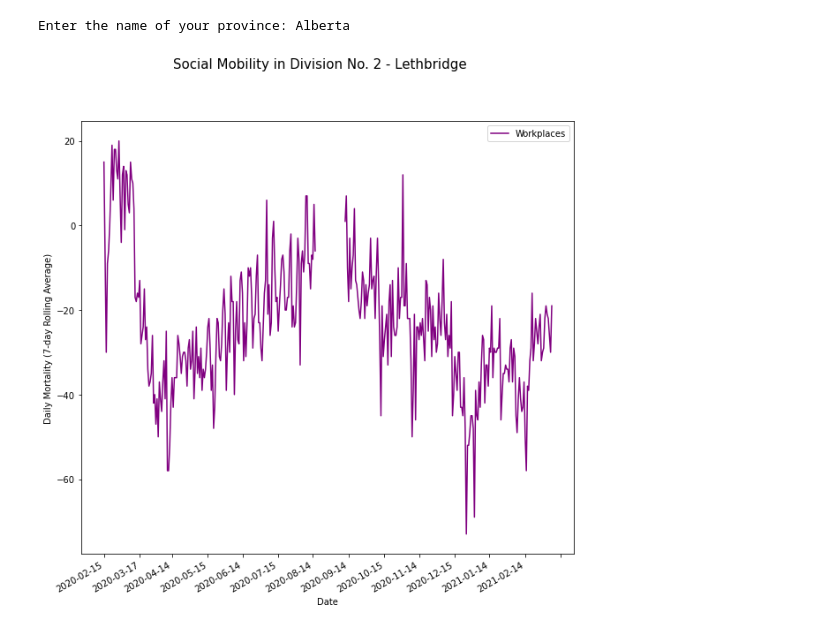
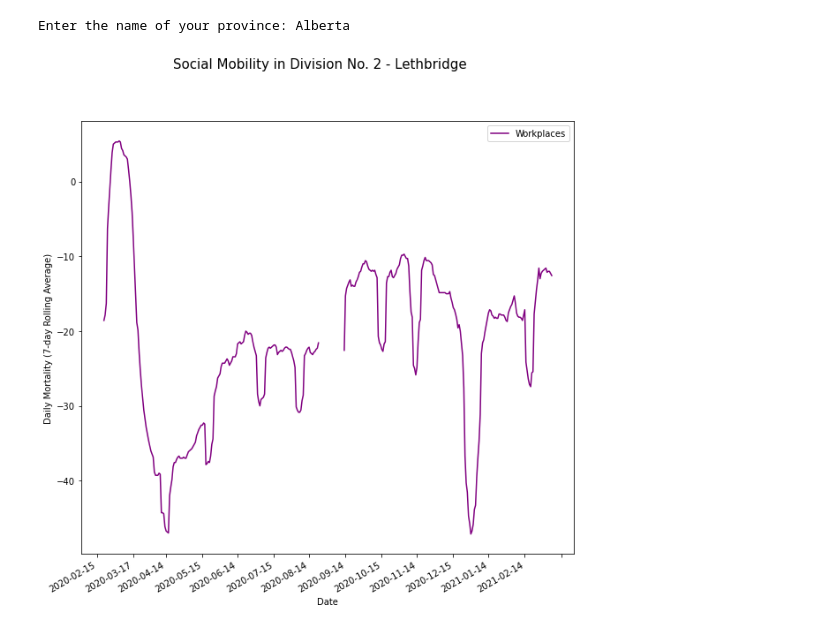
Before and after one commit to jolenezheng/COVIDDashboard, a Jupyter notebook: NEW COVID-19 Mortality Graphs for Canada.ipynb, the cells around one changed output. Drawn from its saved outputs; the diff is of its cells as text; code cells hidden in the pictures.

Commit message:
updated code to include mobility

```diff
--- a/NEW COVID-19 Mortality Graphs for Canada.ipynb
+++ b/NEW COVID-19 Mortality Graphs for Canada.ipynb
@@ -265,6 +308,8 @@ while start_dt <= end_dt:
     weather_annual = pd.concat([weather_data['Mean Temp (°C)']], ignore_index=True)
     weather_date = pd.concat([weather_data['Date/Time']], ignore_index=True)
 # %%
+# Plots just the Workplace Mobility
+
 import pandas as pd
 import matplotlib.pyplot as plt
 import matplotlib.dates as mdates
@@ -370,53 +415,38 @@ def mobility(province_name, region_name):
     weat_info_province = weat_info[weat_info.province_name == province_name]
     sub_region = weat_info_province.sub_region_2[weat_info_province.health_region == region_name].item()
 
-    retail_data = mobility_info.retail_and_recreation_percent_change_from_baseline[mobility_info.sub_region_2 == sub_region]
-    grocery_data = mobility_info.grocery_and_pharmacy_percent_change_from_baseline[mobility_info.sub_region_2 == sub_region]
-    parks_data = mobility_info.parks_percent_change_from_baseline[mobility_info.sub_region_2 == sub_region]
-    transit_data = mobility_info.transit_stations_percent_change_from_baseline[mobility_info.sub_region_2 == sub_region]
-    workplace_data = mobility_info.workplaces_percent_change_from_baseline[mobility_info.sub_region_2 == sub_region]
-    residence_data = mobility_info.residential_percent_change_from_baseline[mobility_info.sub_region_2 == sub_region]
+    workplace_data = mobility_info.workplaces_percent_change_from_baseline[mobility_info.sub_region_2 == sub_region].rolling(window=7).mean()
 
-    return [retail_data, grocery_data, parks_data, transit_data, workplace_data, residence_data]
+    return workplace_data
 
 def date_mob(province_name, region_name):
 
     weat_info_province = weat_info[weat_info.province_name == province_name]
     sub_region = weat_info_province.sub_region_2[weat_info_province.health_region == region_name].item()
 
     return mobility_info.date[mobility_info.sub_region_2 == sub_region]
 
 def plot_mob(region_name, province_name):
 
     fig, ax = plt.subplots(figsize=(10, 10))
 
-    # plt.plot(date_mob(province_name, region_name),mobility(province_name, region_name)[0],
-             #color = 'blue', label = 'Retail & Recreation')
-    # plt.plot(date_mob(province_name, region_name),mobility(province_name, region_name)[1],
-             #color = 'red', label = 'Grocery & Pharmacy')
-    # plt.plot(date_mob(province_name, region_name),mobility(province_name, region_name)[2],
-             #color = 'green', label = 'Parks')
-    # plt.plot(date_mob(province_name, region_name),mobility(province_name, region_name)[3],
-             #color = 'orange', label = 'Transit Stations')
-    plt.plot(date_mob(province_name, region_name),mobility(province_name, region_name)[3],
+    plt.plot(date_mob(province_name, region_name),mobility(province_name, region_name),
              color = 'purple', label = 'Workplaces')
-    # plt.plot(date_mob(province_name, region_name),mobility(province_name, region_name)[3],
-             #color = 'black', label = 'Residential')
 
     plt.xlabel('Date', fontsize=10)
     plt.ylabel('Daily Mortality (7-day Rolling Average)', fontsize=10)
     plt.suptitle('Social Mobility in '+get_subregion(province_name,region_name), fontsize=15)
 
     ax.xaxis.set_major_locator(mdates.MonthLocator())
 
     plt.legend()
     loc='best'
 
     fig.autofmt_xdate()
     return fig
 
 plot_mob(clicked.get(), province_name)
 plt.show()
 # %% [output]
 Enter the name of your province: Alberta
-[figure, old version]
+[figure, new version]
```
Also changed, not shown: parts of 1 cell of this notebook.
